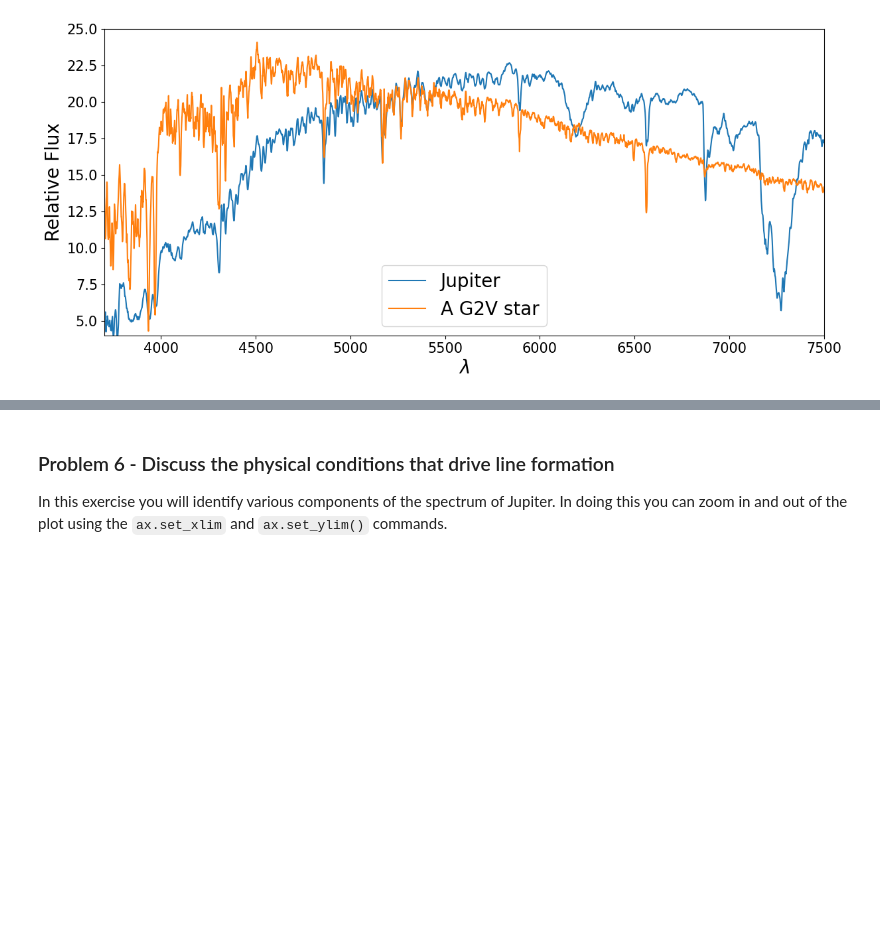
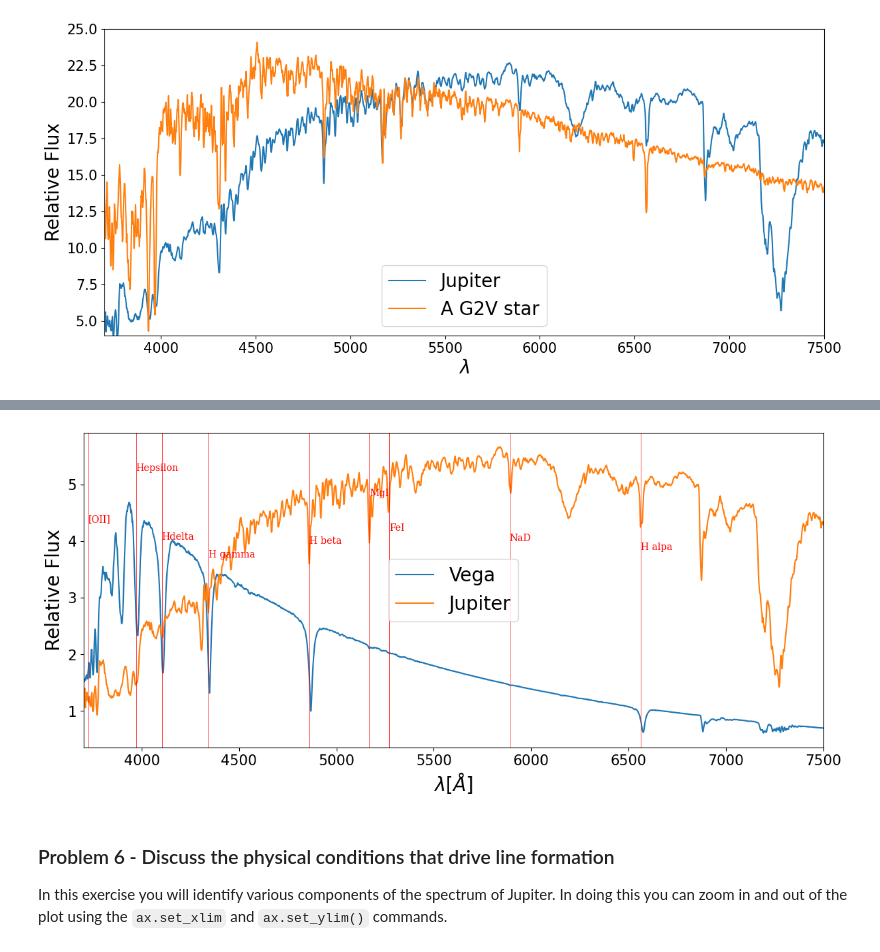
Before and after one commit to mikeweebs/Analysis_real_spectra_student, a Jupyter notebook: analysis_real_spectra.student.ipynb, the cells around one changed output, grey strips where cells are left out. Cells and saved outputs as stored; diff of their text form; code cells hidden in the pictures; blank space fills up the shorter version.

```diff
--- a/analysis_real_spectra.student.ipynb
+++ b/analysis_real_spectra.student.ipynb
@@ -484,27 +513,65 @@ Using what you know about the spectral lines in an A0V star and given the spectr
 # %%
 #plot Vega and Jupiter, where I have scaled the flux of Jupiter so that they
 #better overlap. You can change that scaling
 plt.figure(figsize = (14,6))
 ax = plt.gca()
 plt.plot(specvega.wavelength,specvega.flux,label="Vega")
 plt.plot(specjup.wavelength,specjup.flux*5,label="Jupiter")
 
 #**************
 #you can change these parameters to zoom in and out of certain parts of the spectra.
 #Make a copy of these parameters and change your copy so as to remember what the
 #original values were
-fluxmin =
-fluxmax =
-lammin =
-lammax =
+fluxmin = None
+fluxmax = None
+lammin = 3700
+lammax = 7500
 ax.set_ylim([fluxmin,fluxmax])
 ax.set_xlim([lammin,lammax])
 
 plt.xticks(fontsize=15)
 plt.yticks(fontsize=15)
 plt.xlabel("$\lambda [\AA]$",fontsize=20)
 plt.ylabel("Relative Flux",fontsize=20)
 plt.legend(fontsize=20)
+
+linelist = [
+#     ('[AR IV]',4740),
+#     ('[OII]',3727),
+#     ('[O III]',4363),
+#     ('[O III]',4959),
+#     ('[O III]',5007),
+#     ('[O I]',6300),
+#     ('[OI]',6363),
+#     ('[N II]',6548),
+#     ('[N II]',6584),
+#     ('[S II]',6716),
+#     ('[S II]',6731),
+#     ('CIII',4647),
+     ('MgI',5170),
+     ('FeI', 5270),
+     ('Hepsilon',3970),
+     ('Hdelta',4103),
+     ('H gamma',4341),
+     ('H beta',4861),
+     ('H alpa',6563),
+     ('NaD', 5890),
+#     ('HeII',4541),
+#     ('He II',4686),
+#     ('HeI',4471),
+#     ('HE II',5411),
+#     ('[CL III]',5517),
+#     ('[CL III]',5537),
+#     ('[N II]',5755),
+#     ('He I',5875),
+#     ('HeI',7065),
+#     ('[Ar III]',7135),
+#     ('FeI',5335)
+]
+#draw lines on the spectrum
+lineplot(linelist)
+# %% [output]
+[figure, added]
 # %% [markdown]
 ### Problem 6 - Discuss the physical conditions that drive line formation
 
```
Also changed, not shown: parts of 14 cells of this notebook.
